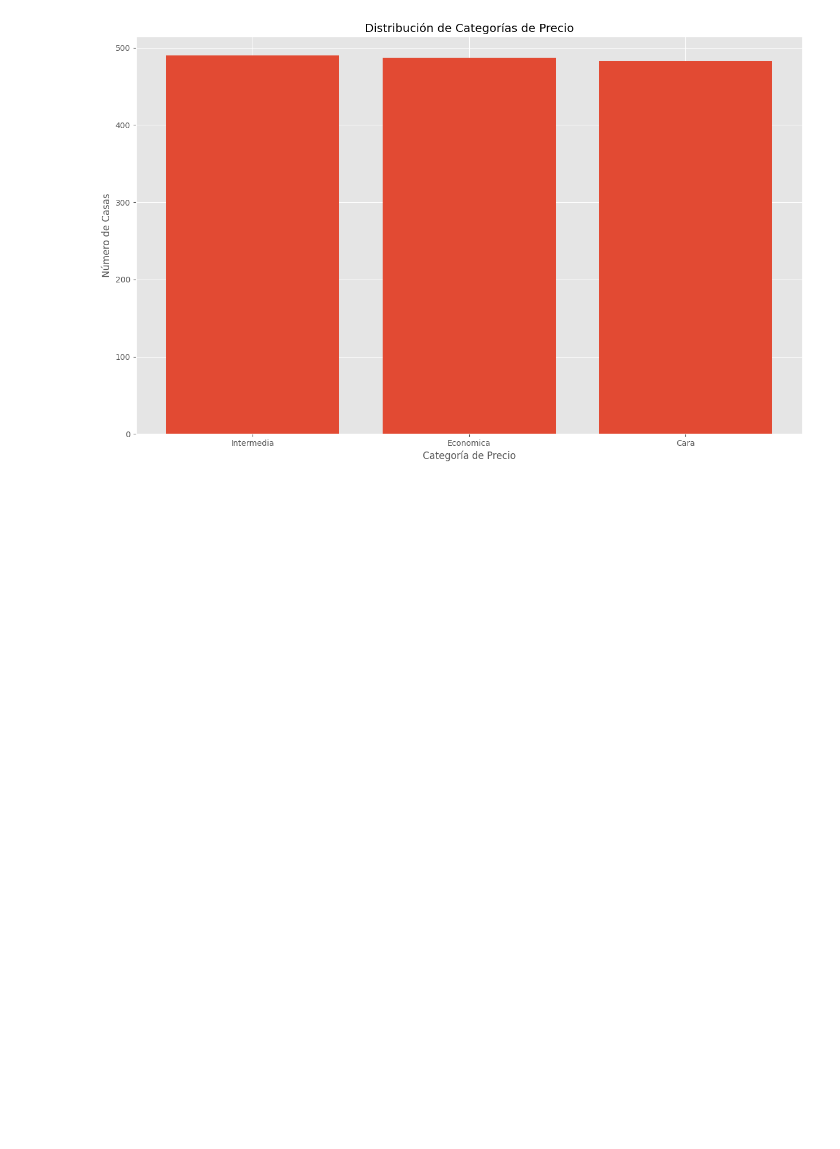
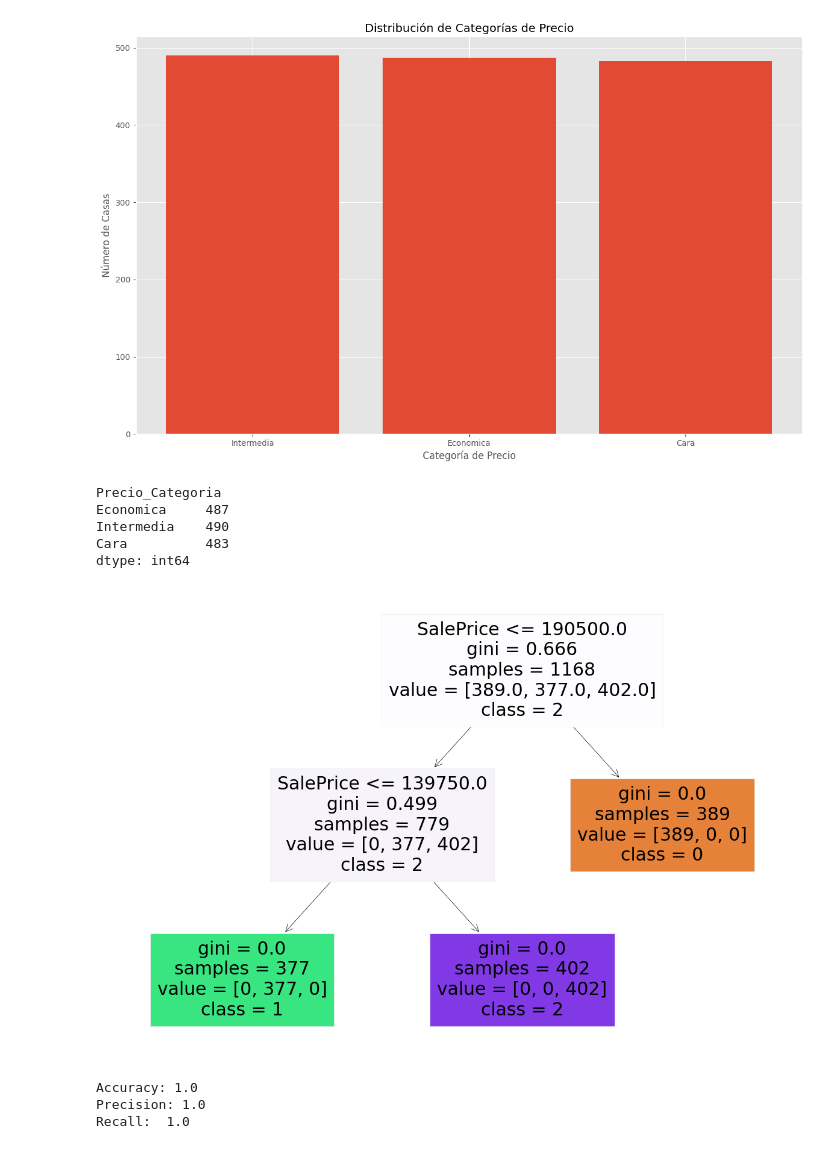
Before and after one commit to estebandonis/HT4-MineriadeDatos, a Jupyter notebook: hoja4.ipynb, the cells around one changed output. Saved outputs shown, nothing was run; the diff lists cells and outputs as text; code cells hidden in the pictures; blank space fills up the shorter version.

```diff
--- a/hoja4.ipynb
+++ b/hoja4.ipynb
@@ -176,3 +176,48 @@ plt.title('Distribución de Categorías de Precio')
 plt.show()
 # %% [output]
 [figure]
+# %%
+houses_df['Precio_Categoria'] = houses_df['Precio_Categoria'].astype('category')
+# %%
+houses_df.groupby('Precio_Categoria').size()
+# %% [output]
+Precio_Categoria
+Economica     487
+Intermedia    490
+Cara          483
+dtype: int64
+# %%
+from sklearn.model_selection import train_test_split
+from sklearn.tree import DecisionTreeClassifier, plot_tree
+import matplotlib.pyplot as plt
+
+# Dividir los datos en conjuntos de entrenamiento y prueba
+y = houses_df.pop('Precio_Categoria')
+x = houses_df
+random.seed(123)
+
+# Convertir las variables categóricas a una forma numérica
+X = pd.get_dummies(X)
+
+# Ahora puedes dividir tus datos y entrenar tu modelo como antes
+X_train, X_test, y_train, y_test = train_test_split(X, y, test_size=0.2,  random_state=42)
+
+# Entrenar un árbol de clasificación
+clf = DecisionTreeClassifier(max_depth=4, random_state=42)
+clf.fit(X_train, y_train)
+
+# Graficar el árbol
+plt.figure(figsize=(15, 10))
+tree.plot_tree(clf, feature_names=X.columns, class_names=['0','1','2'], filled=True)
+plt.show()
+# %% [output]
+[figure, added]
+# %%
+y_pred = clf.predict(X_test)
+print ("Accuracy:",metrics.accuracy_score(y_test, y_pred))
+print ("Precision:", metrics.precision_score(y_test,y_pred,average='weighted') )
+print ("Recall: ", metrics.recall_score(y_test,y_pred,average='weighted'))
+# %% [output]
+Accuracy: 1.0
+Precision: 1.0
+Recall:  1.0
```
Also changed, not shown: parts of 5 cells of this notebook.
